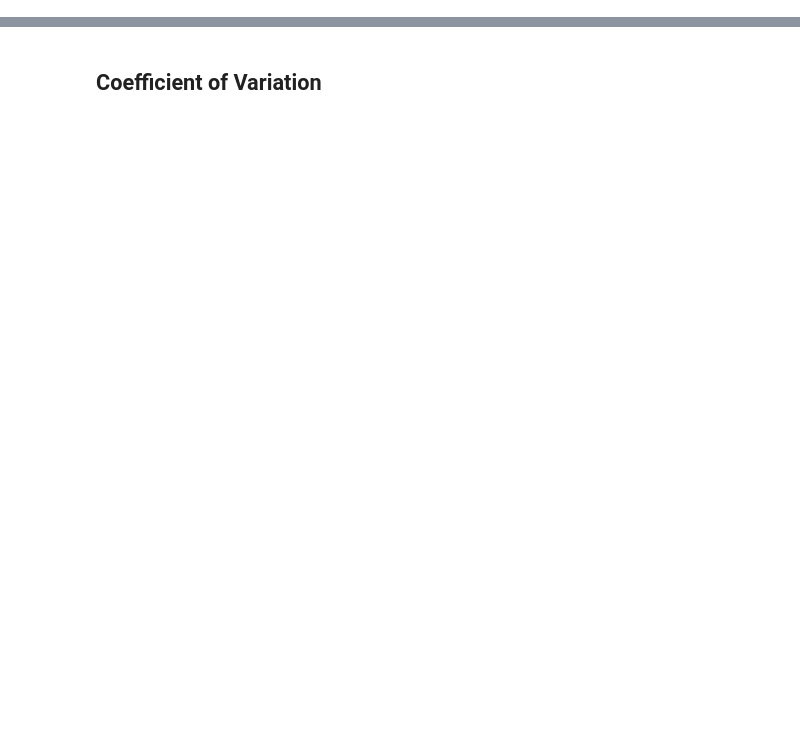
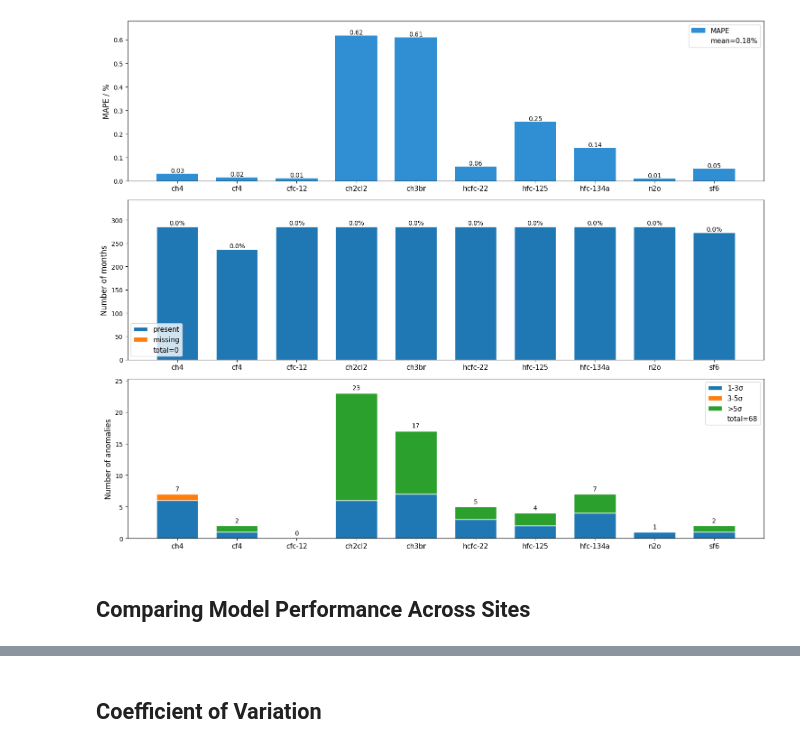
Before and after one commit to openghg/ml-baselines, a Jupyter notebook: notebooks/additional_eval.ipynb, the cells around one changed output, grey strips where cells are left out. Saved outputs shown, nothing was run; the diff lists cells and outputs as text; code cells hidden in the pictures; blank space fills up the shorter version.

Commit message:
finalised notebooks

```diff
--- a/notebooks/additional_eval.ipynb
+++ b/notebooks/additional_eval.ipynb
@@ -26,0 +29,12 @@ warnings.filterwarnings("ignore")
+# %%
+# Initialise and load model
+site = "CGO"
+model, extra_info = load_baseline_model(site=site, model_type=cfg.model_type, suffix="final", timestamp=None)
+
+y, y_pred, y_proba, ymetrics = predict_baselines(site=site,
+                                                 model=model,
+                                                 scaler=extra_info['scaler'],
+                                                 prediction_mode="full",
+                                                 prediction_threshold=extra_info['model_inputs']['prediction_threshold'],
+                                                 time_shift_hours=extra_info['model_inputs']['time_shift_hours'],
+                                                 return_proba=True)
@@ -26,0 +88,58 @@ warnings.filterwarnings("ignore")
+# %%
+## compare results across species
+eval_set = "test"
+
+fig, axes = plt.subplots(3,1,figsize=(15, 12))
+x = np.arange(len(site_species_list))
+width = 0.7
+
+# MAPE
+scores = [species_dict[species]['monthly_scores'][eval_set]["MAPE"] for species in site_species_list]
+bars = axes[0].bar(x, scores, width=width, label="MAPE", color='#308ed2')
+for bar, score in zip(bars, scores):
+    axes[0].text(bar.get_x() + bar.get_width()/2, bar.get_height(),
+                 f"{score:.2f}", ha='center', va='bottom', fontsize=10)
+axes[0].set_ylim(0, max(scores)*1.1)
+axes[0].set_ylabel("MAPE / %", fontsize=12)
+axes[0].legend(handles=[bars, Patch(color='none', label=f'mean={np.mean(scores):.2f}%')], fontsize=11)
+
+# missing months
+missing_months = [len(species_dict[species]['missing_months']) for species in site_species_list]
+present_months = [species_dict[species]['total_months'] - len(species_dict[species]['missing_months']) for species in site_species_list]
+present_bars = axes[1].bar(x, present_months, width=width, label='present', edgecolor='#ffffff')
+missing_bars = axes[1].bar(x, missing_months, width=width, bottom=present_months, label='missing', edgecolor='#ffffff')
+for i, (xi, miss, total) in enumerate(zip(x, missing_months, [p+m for p,m in zip(present_months, missing_months)])):
+    axes[1].text(xi, total + 0.3, f"{100*miss/total:.1f}%", ha='center', va='bottom', fontsize=10)
+axes[1].set_ylim(0, (max(present_months)+max(missing_months))*1.2)
+axes[1].set_ylabel("Number of months", fontsize=12)
+axes[1].legend(handles=[present_bars, missing_bars,Patch(color='none', label=f'total={sum(missing_months)}')], fontsize=11)
+
+# anomalies
+anomalies_1 = [len(species_dict[species]['anomaly_months'][1]) for species in site_species_list]
+anomalies_3 = [len(species_dict[species]['anomaly_months'][3]) for species in site_species_list]
+anomalies_5 = [len(species_dict[species]['anomaly_months'][5]) for species in site_species_list]
+total_anomalies = [len(set(species_dict[s]['anomaly_months'].get(1, [])) |
+                       set(species_dict[s]['anomaly_months'].get(3, [])) |
+                       set(species_dict[s]['anomaly_months'].get(5, []))) for s in site_species_list]
+excl_1 = excl_1 = [a-b for a,b in zip(anomalies_1, anomalies_3)]  # 1-3σ only
+excl_3 = [a-b for a,b in zip(anomalies_3, anomalies_5)]  # 3-5σ only
+excl_5 = anomalies_5
+b1 = axes[2].bar(x, excl_1, width, label='1-3σ', edgecolor='#ffffff')
+b2 = axes[2].bar(x, excl_3, width, bottom=excl_1, label='3-5σ', edgecolor='#ffffff')
+b3 = axes[2].bar(x, excl_5, width, bottom=[a+b for a,b in zip(excl_1, excl_3)], label='>5σ', edgecolor='#ffffff')
+for xi, total in zip(x, total_anomalies):
+    axes[2].text(xi, total + 0.3, str(total), ha='center', va='bottom', fontsize=10)
+axes[2].set_ylim(0, max(total_anomalies)*1.1)
+axes[2].set_ylabel("Number of anomalies", fontsize=12)
+axes[2].legend(handles=[b1, b2, b3, Patch(color='none', label=f'total={sum(total_anomalies)}')], fontsize=11)
+
+for ax in axes:
+    ax.set_xticks(x)
+    ax.set_xticklabels(site_species_list, fontsize=11)
+
+fig.tight_layout()
+plt.show()
+# %% [output]
+[figure, added]
+# %% [markdown]
+## Comparing Model Performance Across Sites
```
Also changed, not shown: parts of 12 cells of this notebook, 4 other files.
